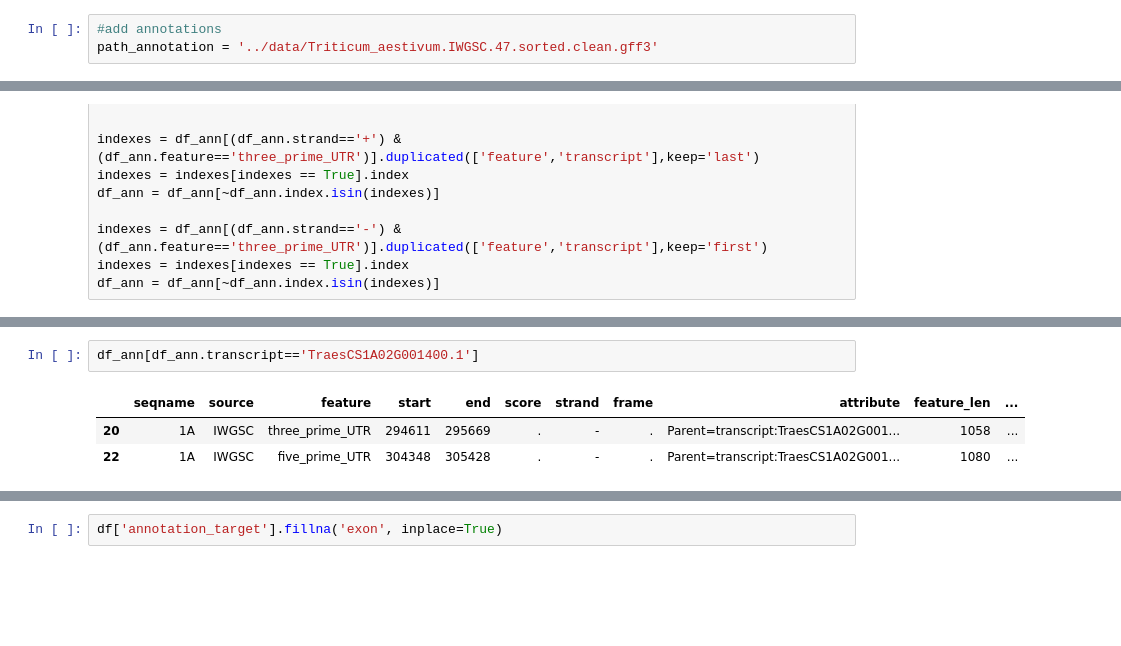
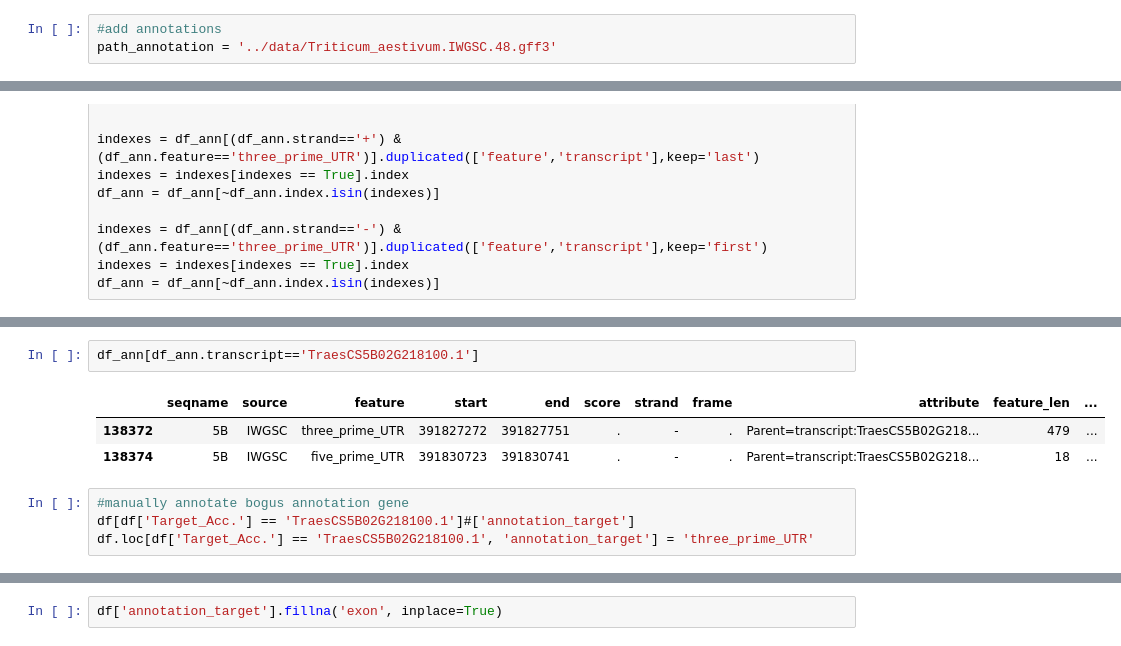
Before and after one commit to juancresc/mirna_mite, a Jupyter notebook: 2_analysis/2_cleavage.ipynb, the cells around one changed output, grey strips where cells are left out. Cells and saved outputs as stored; diff of their text form; blank space fills up the shorter version.

```diff
--- a/2_analysis/2_cleavage.ipynb
+++ b/2_analysis/2_cleavage.ipynb
@@ -308,7 +328,7 @@ WO mites 319
 9.375
 # %%
 #add annotations
-path_annotation = '../data/Triticum_aestivum.IWGSC.47.sorted.clean.gff3'
+path_annotation = '../data/Triticum_aestivum.IWGSC.48.gff3'
 # %%
 df_ann = pd.read_csv(path_annotation, index_col=False, sep='\t', comment='#', header=None)
 df_ann.columns = ['seqname' , 'source' , 'feature' , 'start' , 'end' , 'score' , 'strand' , 'frame' , 'attribute']
@@ -395,6 +431,10 @@ for k,v in df.iterrows():
 # %%
-df_ann[df_ann.transcript=='TraesCS1A02G001400.1']
+df_ann[df_ann.transcript=='TraesCS5B02G218100.1']
 # %% [output]
 |  | seqname | source | feature | start | end | score | strand | frame | attribute | feature_len | ... |
-| 20 | 1A | IWGSC | three_prime_UTR | 294611 | 295669 | . | - | . | Parent=transcript:TraesCS1A02G001... | 1058 | ... |
-| 22 | 1A | IWGSC | five_prime_UTR | 304348 | 305428 | . | - | . | Parent=transcript:TraesCS1A02G001... | 1080 | ... |
+| 138372 | 5B | IWGSC | three_prime_UTR | 391827272 | 391827751 | . | - | . | Parent=transcript:TraesCS5B02G218... | 479 | ... |
+| 138374 | 5B | IWGSC | five_prime_UTR | 391830723 | 391830741 | . | - | . | Parent=transcript:TraesCS5B02G218... | 18 | ... |
+# %%
+#manually annotate bogus annotation gene
+df[df['Target_Acc.'] == 'TraesCS5B02G218100.1']#['annotation_target']
+df.loc[df['Target_Acc.'] == 'TraesCS5B02G218100.1', 'annotation_target'] = 'three_prime_UTR'
```
Also changed, not shown: parts of 31 cells of this notebook, 9 other files.
